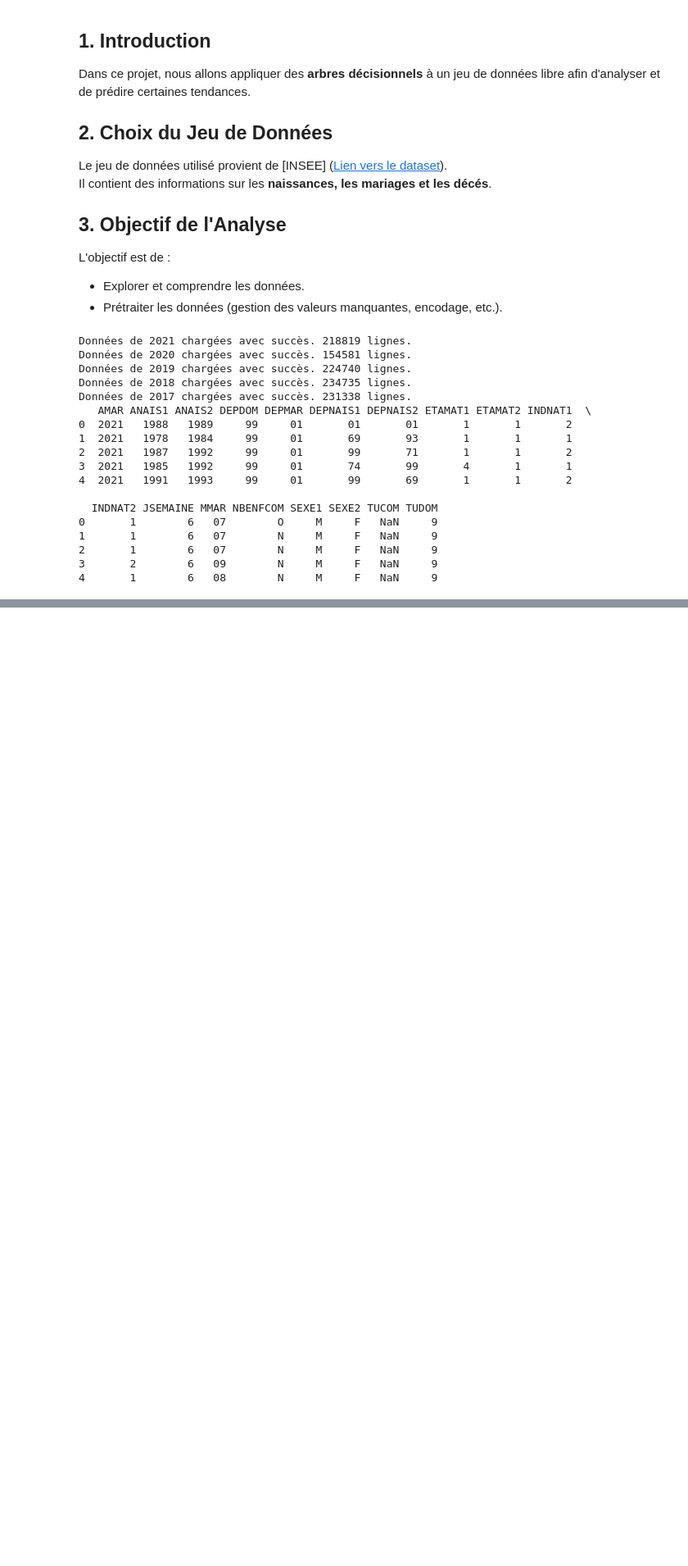
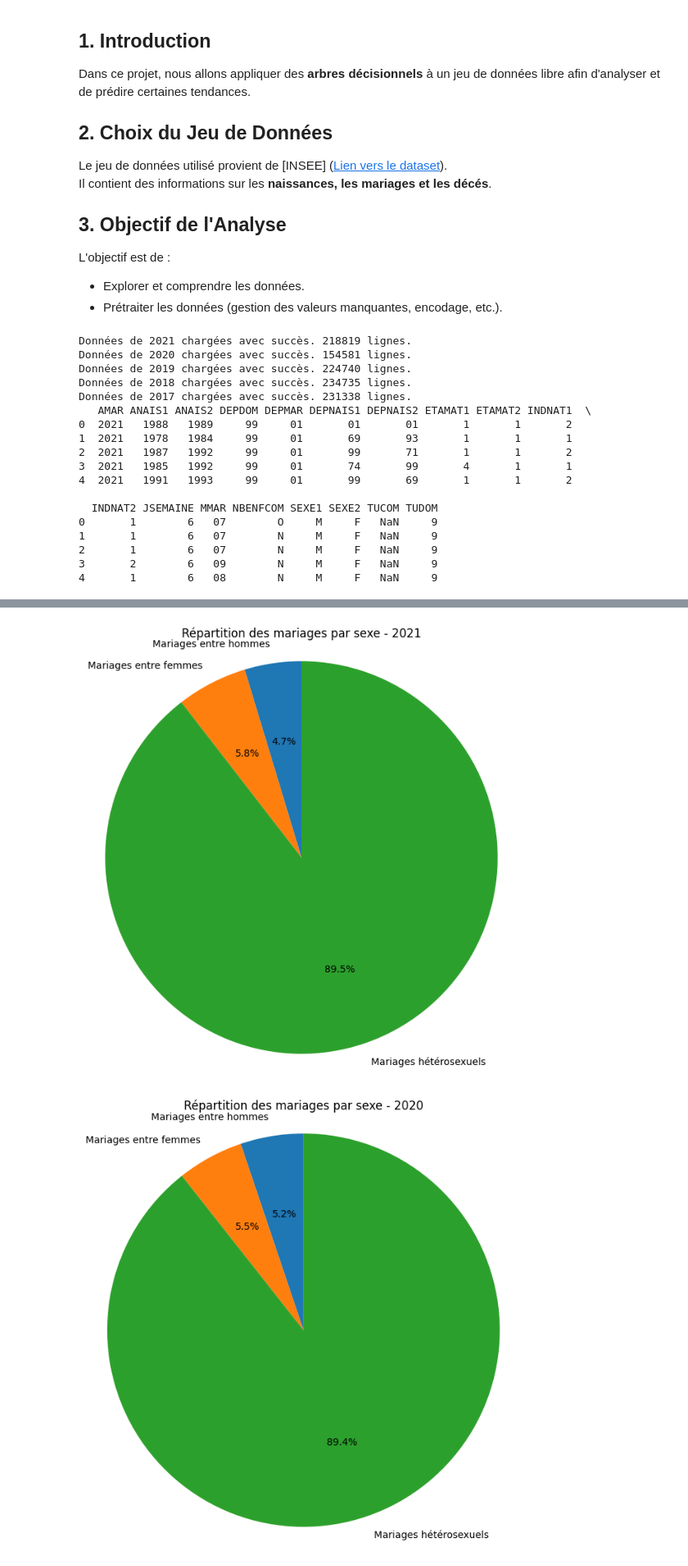
Before and after one commit to marc-awad/big-data-project-python, a Jupyter notebook: awad_marc.ipynb, the cells around one changed output, grey strips where cells are left out. Shown at 82% size. Drawn from its saved outputs; the diff is of its cells as text; code cells hidden in the pictures; blank space fills up the shorter version.

```diff
--- a/awad_marc.ipynb
+++ b/awad_marc.ipynb
@@ -1155,0 +1390,55 @@ Données de 2017 chargées avec succès. 231338 lignes.
+# %%
+import matplotlib.pyplot as plt
+
+# Fonction pour analyser la répartition des mariages par sexe
+def repartition_sexe(df):
+    # Compter le nombre de mariages par combinaison de sexe des conjoints
+    sexe_mariage = df.groupby(['SEXE1', 'SEXE2']).size().unstack(fill_value=0)
+
+    # Mariages de même sexe (si applicable)
+    mariage_homme_homme = sexe_mariage.loc[['M', 'M'], ['M', 'M']].sum().sum()  # M/M
+    mariage_femme_femme = sexe_mariage.loc[['F', 'F'], ['F', 'F']].sum().sum()  # F/F
+    mariage_hetero = sexe_mariage.loc[['M', 'F'], ['F', 'M']].sum().sum()  # M/F ou F/M
+
+    return mariage_homme_homme, mariage_femme_femme, mariage_hetero
+
+# Fonction pour analyser les tendances au fil des années
+def analyse_tendance_sexe(df_mariage):
+    tendances = {}
+    for annee, df in df_mariage.items():
+        mariage_homme_homme, mariage_femme_femme, mariage_hetero = repartition_sexe(df)
+        tendances[annee] = {
+            "mariage_homme_homme": mariage_homme_homme,
+            "mariage_femme_femme": mariage_femme_femme,
+            "mariage_hetero": mariage_hetero
+        }
+
+    return tendances
+
+# Analyser la tendance sur les différentes années
+tendances = analyse_tendance_sexe(df_mariage)
+
+# Visualisation de la répartition des mariages par sexe (même sexe vs hétéro) pour chaque année
+for annee, data in tendances.items():
+    mariage_homme_homme = data['mariage_homme_homme']
+    mariage_femme_femme = data['mariage_femme_femme']
+    mariage_hetero = data['mariage_hetero']
+
+    # Créer les labels et les valeurs pour le camembert
+    labels = ['Mariages entre hommes', 'Mariages entre femmes', 'Mariages hétérosexuels']
+    values = [mariage_homme_homme, mariage_femme_femme, mariage_hetero]
+
+    # Visualisation en camembert
+    plt.figure(figsize=(8, 8))
+    plt.pie(values, labels=labels, autopct='%1.1f%%', startangle=90)
+    plt.title(f"Répartition des mariages par sexe - {annee}")
+    plt.ylabel('')  # Supprimer le label de l'axe y
+    plt.axis('equal')  # Assurer que le camembert soit circulaire
+    plt.show()
+
+# Afficher le nombre de mariages par type (homme-homme, femme-femme, hétérosexuels) par année
+for annee, data in tendances.items():
+    print(f"Année {annee} : Mariages entre hommes = {data['mariage_homme_homme']}, Mariages entre femmes = {data['mariage_femme_femme']}, Mariages hétérosexuels = {data['mariage_hetero']}")
+# %% [output]
+[figure, added]
+[figure, added]
```
Also changed, not shown: parts of 8 cells of this notebook.
